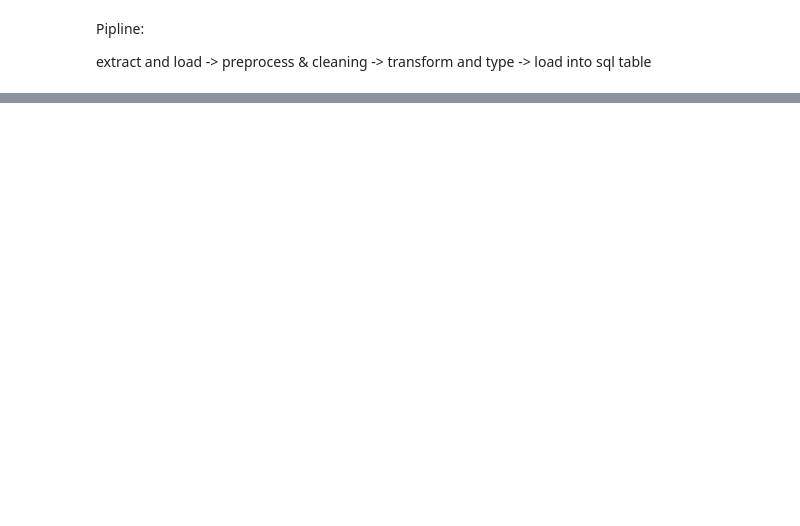
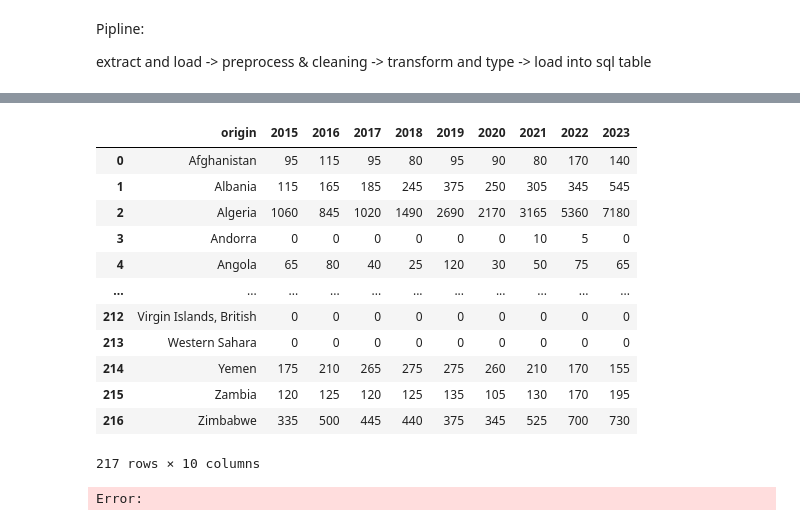
Before and after one commit to majidsh97/MADE, a Jupyter notebook: project/data-exploration.ipynb, the cells around one changed output, grey strips where cells are left out. Cells and saved outputs as stored; diff of their text form; code cells hidden in the pictures; blank space fills up the shorter version.

```diff
--- a/project/data-exploration.ipynb
+++ b/project/data-exploration.ipynb
@@ -131,0 +121,18 @@ df['origin'][df['origin']['origin']=='Afghanistan']
+# %%
+Internation_students_canada.rename(columns={'Country of Citizenship':'origin'}, inplace=True)
+#Internation_students_canada
+# %% [output]
+|  | origin | 2015 | 2016 | 2017 | 2018 | 2019 | 2020 | 2021 | 2022 | 2023 |
+| 0 | Afghanistan | 95 | 115 | 95 | 80 | 95 | 90 | 80 | 170 | 140 |
+| 1 | Albania | 115 | 165 | 185 | 245 | 375 | 250 | 305 | 345 | 545 |
+| 2 | Algeria | 1060 | 845 | 1020 | 1490 | 2690 | 2170 | 3165 | 5360 | 7180 |
+| 3 | Andorra | 0 | 0 | 0 | 0 | 0 | 0 | 10 | 5 | 0 |
+| 4 | Angola | 65 | 80 | 40 | 25 | 120 | 30 | 50 | 75 | 65 |
+| ... | ... | ... | ... | ... | ... | ... | ... | ... | ... | ... |
+| 212 | Virgin Islands, British | 0 | 0 | 0 | 0 | 0 | 0 | 0 | 0 | 0 |
+| 213 | Western Sahara | 0 | 0 | 0 | 0 | 0 | 0 | 0 | 0 | 0 |
+| 214 | Yemen | 175 | 210 | 265 | 275 | 275 | 260 | 210 | 170 | 155 |
+| 215 | Zambia | 120 | 125 | 120 | 125 | 135 | 105 | 130 | 170 | 195 |
+| 216 | Zimbabwe | 335 | 500 | 445 | 440 | 375 | 345 | 525 | 700 | 730 |
+217 rows × 10 columns
+Error:
```
Also changed, not shown: parts of 15 cells of this notebook, 2 other files.
